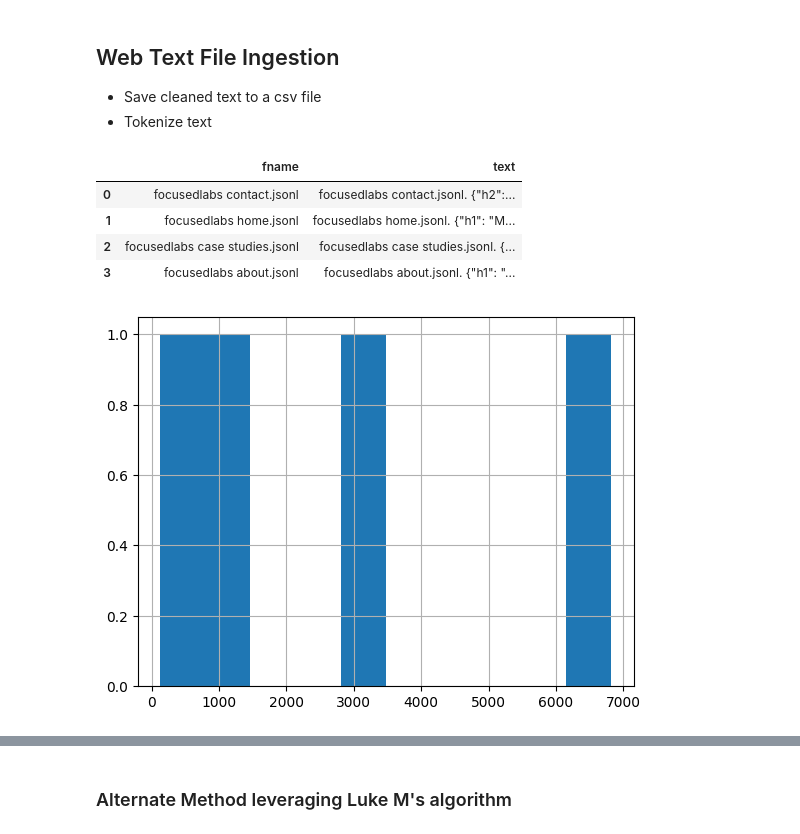
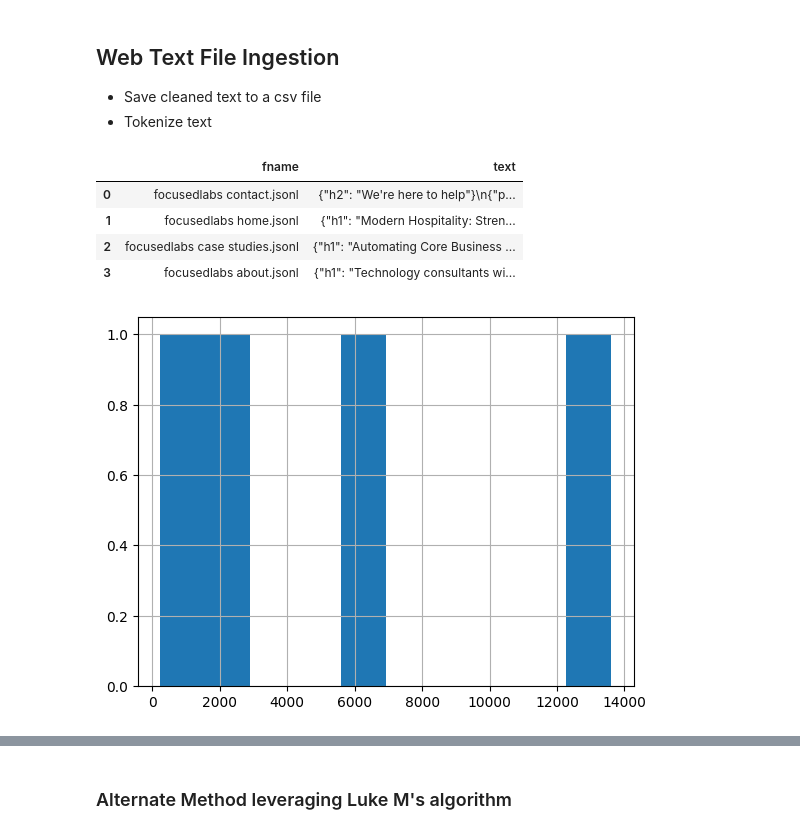
Before and after one commit to focused-labs/ai-knowledge-base-demo, a Jupyter notebook: web-scrape/web-scrape.ipynb, the cells around one changed output, grey strips where cells are left out. Saved outputs shown, nothing was run; the diff lists cells and outputs as text; code cells hidden in the pictures.

```diff
--- a/web-scrape/web-scrape.ipynb
+++ b/web-scrape/web-scrape.ipynb
@@ -184,16 +565,10 @@ Not there yet. Creating
 - Tokenize text
 # %%
 import pandas as pd
+from transformers import normalize_text
 
 # Create a list to store the text files
 texts=[]
-
-def remove_newlines(serie):
-    serie = serie.str.replace('\n', ' ')
-    serie = serie.str.replace('\\n', ' ')
-    serie = serie.str.replace('  ', ' ')
-    serie = serie.str.replace('  ', ' ')
-    return serie
 
 # Get all the text files in the text directory
 for file in os.listdir("data/"):
@@ -201,6 +576,7 @@ for file in os.listdir("data/"):
     # Open the file and read the text
     with open("data/" + file, "r", encoding="UTF-8") as f:
         text = f.read()
+        cleaned_text = normalize_text(text)
 
         texts.append((file.replace('-',' ').replace('_', ' ').replace('#update',''), text))
 
@@ -208,30 +584,30 @@ for file in os.listdir("data/"):
 df = pd.DataFrame(texts, columns = ['fname', 'text'])
 
 # Set the text column to be the raw text with the newlines removed
-df['text'] = df.fname + ". " + remove_newlines(df.text)
-df.to_csv('data/all-clean-scraped.csv')
+# df['text'] = df.fname
+df.to_csv('all-clean-scraped.csv')
 df.head()
 # %% [output]
 |  | fname | text |
-| 0 | focusedlabs contact.jsonl | focusedlabs contact.jsonl. {"h2":... |
-| 1 | focusedlabs home.jsonl | focusedlabs home.jsonl. {"h1": "M... |
-| 2 | focusedlabs case studies.jsonl | focusedlabs case studies.jsonl. {... |
-| 3 | focusedlabs about.jsonl | focusedlabs about.jsonl. {"h1": "... |
+| 0 | focusedlabs contact.jsonl | {"h2": "We're here to help"}\n{"p... |
+| 1 | focusedlabs home.jsonl | {"h1": "Modern Hospitality: Stren... |
+| 2 | focusedlabs case studies.jsonl | {"h1": "Automating Core Business ... |
+| 3 | focusedlabs about.jsonl | {"h1": "Technology consultants wi... |
 # %%
 import tiktoken
 import matplotlib.pyplot as plt
 
 # Load the cl100k_base tokenizer which is designed to work with the ada-002 model
 tokenizer = tiktoken.get_encoding("cl100k_base")
 
-df = pd.read_csv('data/all-clean-scraped.csv', index_col=0)
+df = pd.read_csv('all-clean-scraped.csv', index_col=0)
 df.columns = ['title', 'text']
 
 # Tokenize the text and save the number of tokens to a new column
 df['n_tokens'] = df.text.apply(lambda x: len(tokenizer.encode(x)))
 
 # Visualize the distribution of the number of tokens per row using a histogram
 df.n_tokens.hist()
 plt.show()
 # %% [output]
-[figure, old version]
+[figure, new version]
```
Also changed, not shown: parts of 42 cells of this notebook, 10 other files.
